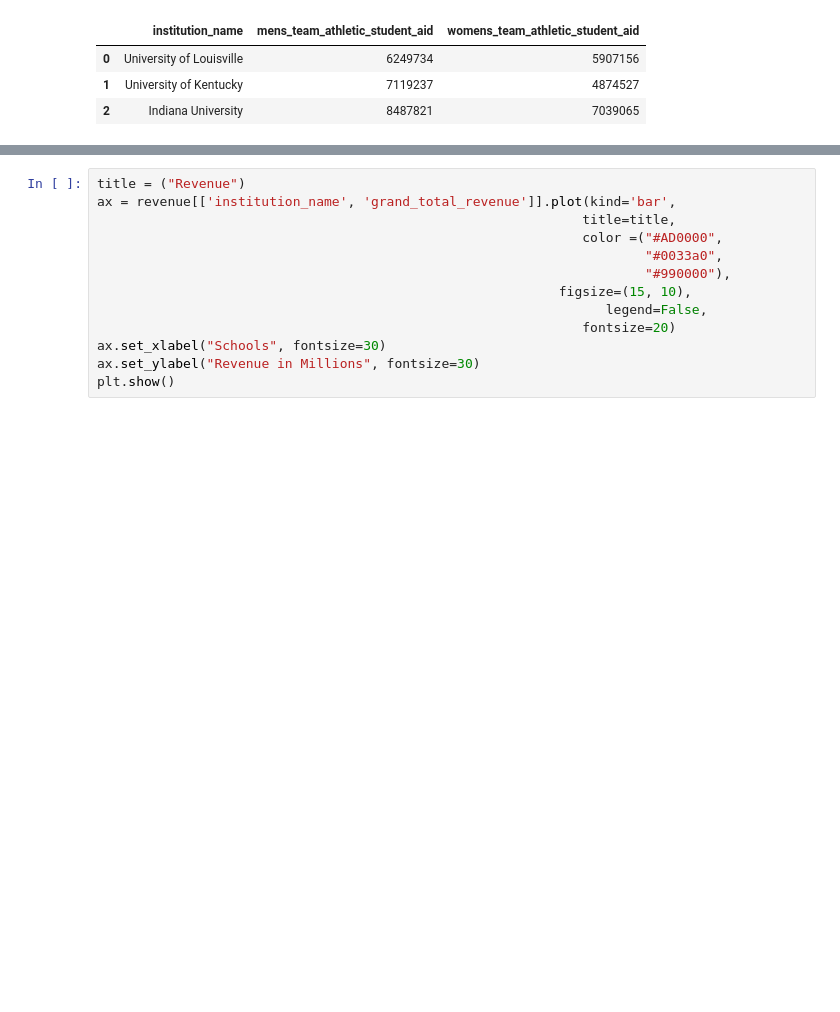
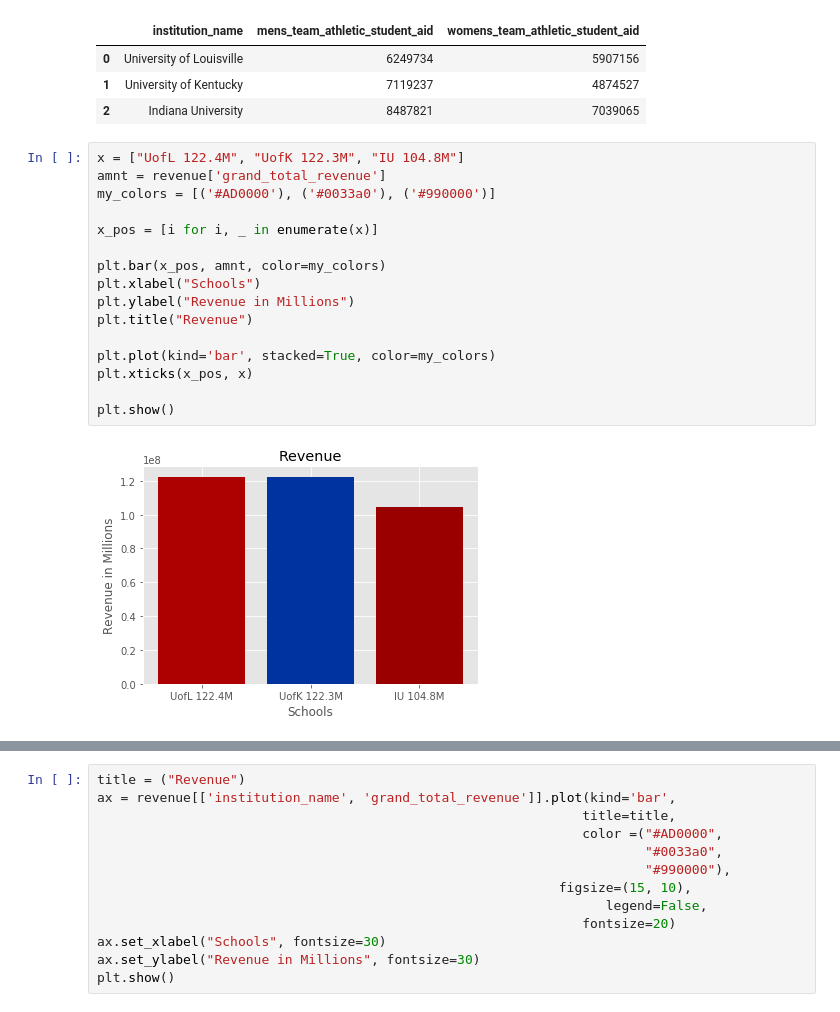
Before and after one commit to tedjacobs/code_lou_python_project, a Jupyter notebook: python_project.ipynb, the cells around one changed output, grey strips where cells are left out. Cells and saved outputs as stored; diff of their text form; blank space fills up the shorter version.

Commit message:
Added different graphs/charts

```diff
--- a/python_project.ipynb
+++ b/python_project.ipynb
@@ -54,3 +54,21 @@ aid
 | 0 | University of Louisville | 6249734 | 5907156 |
 | 1 | University of Kentucky | 7119237 | 4874527 |
 | 2 | Indiana University | 8487821 | 7039065 |
+# %%
+x = ["UofL 122.4M", "UofK 122.3M", "IU 104.8M"]
+amnt = revenue['grand_total_revenue']
+my_colors = [('#AD0000'), ('#0033a0'), ('#990000')]
+
+x_pos = [i for i, _ in enumerate(x)]
+
+plt.bar(x_pos, amnt, color=my_colors)
+plt.xlabel("Schools")
+plt.ylabel("Revenue in Millions")
+plt.title("Revenue")
+
+plt.plot(kind='bar', stacked=True, color=my_colors)
+plt.xticks(x_pos, x)
+
+plt.show()
+# %% [output]
+[figure, added]
```
Also changed, not shown: parts of 6 cells of this notebook, 1 other file.
